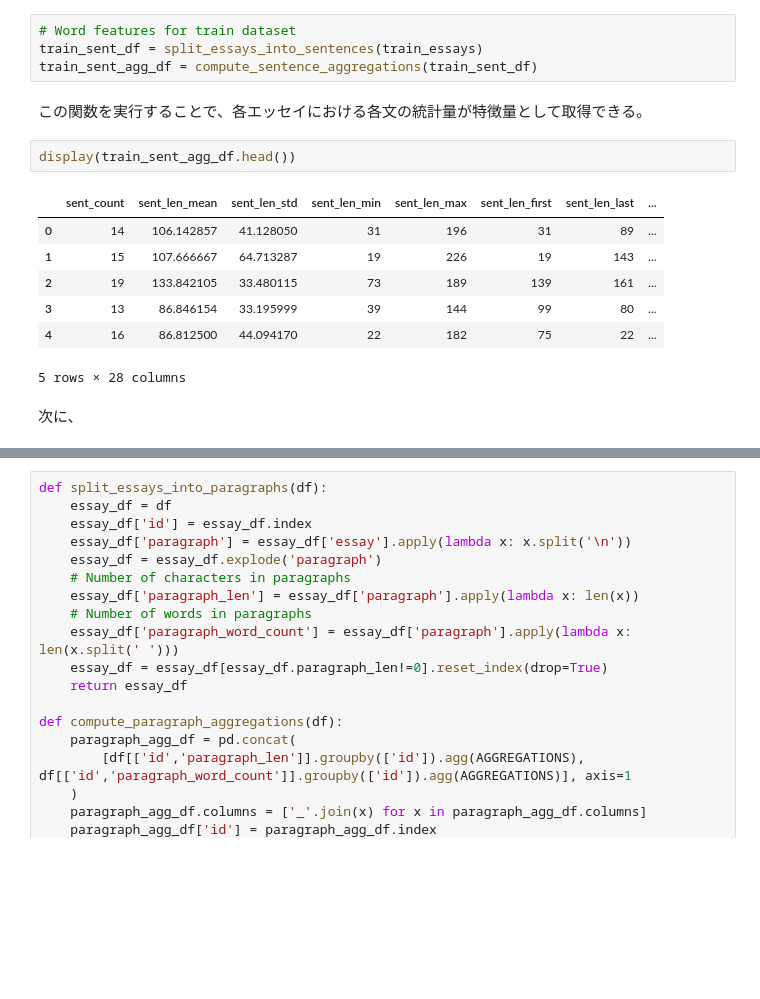
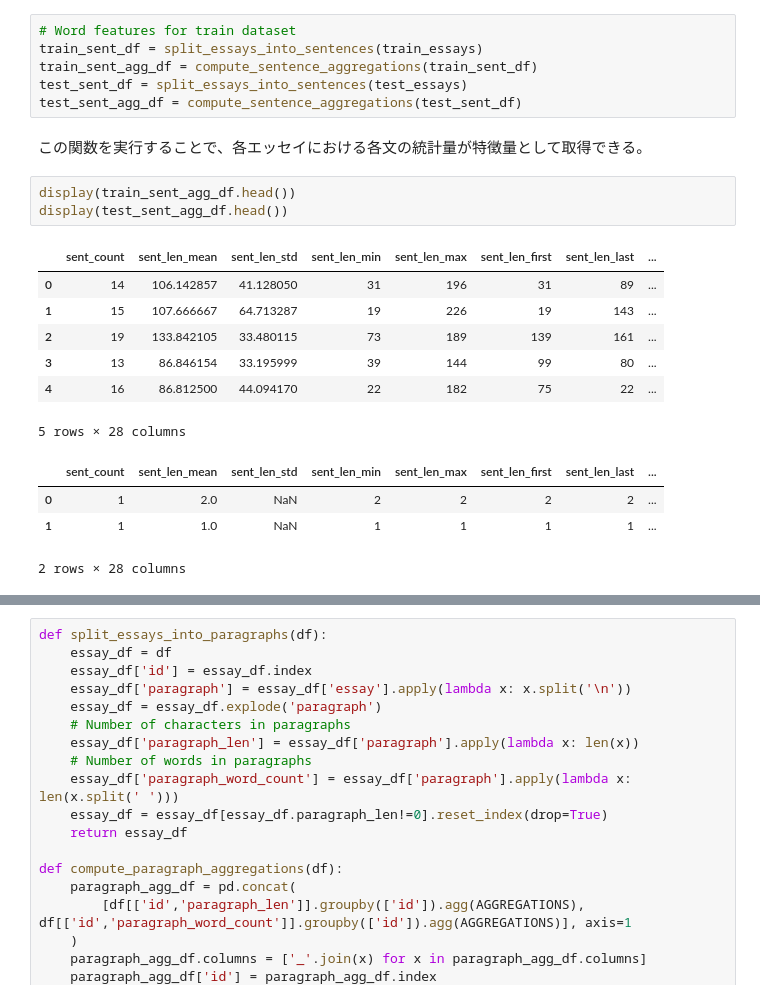
Before and after one commit to dgkmtu/kaggle-linking-writing-processes, a Jupyter notebook: code/nb11_writing_quality.ipynb, the cells around one changed output, grey strips where cells are left out. Drawn from its saved outputs; the diff is of its cells as text; blank space fills up the shorter version.

```diff
--- a/code/nb11_writing_quality.ipynb
+++ b/code/nb11_writing_quality.ipynb
@@ -258,17 +258,22 @@ def compute_sentence_aggregations(df):
 # Word features for train dataset
 train_sent_df = split_essays_into_sentences(train_essays)
 train_sent_agg_df = compute_sentence_aggregations(train_sent_df)
+test_sent_df = split_essays_into_sentences(test_essays)
+test_sent_agg_df = compute_sentence_aggregations(test_sent_df)
 # %% [markdown]
 この関数を実行することで、各エッセイにおける各文の統計量が特徴量として取得できる。
 # %%
 display(train_sent_agg_df.head())
+display(test_sent_agg_df.head())
 # %% [output]
 |  | sent_count | sent_len_mean | sent_len_std | sent_len_min | sent_len_max | sent_len_first | sent_len_last | ... |
 | 0 | 14 | 106.142857 | 41.128050 | 31 | 196 | 31 | 89 | ... |
 | 1 | 15 | 107.666667 | 64.713287 | 19 | 226 | 19 | 143 | ... |
 | 2 | 19 | 133.842105 | 33.480115 | 73 | 189 | 139 | 161 | ... |
 | 3 | 13 | 86.846154 | 33.195999 | 39 | 144 | 99 | 80 | ... |
 | 4 | 16 | 86.812500 | 44.094170 | 22 | 182 | 75 | 22 | ... |
 5 rows × 28 columns
+|  | sent_count | sent_len_mean | sent_len_std | sent_len_min | sent_len_max | sent_len_first | sent_len_last | ... |
+| 0 | 1 | 2.0 | NaN | 2 | 2 | 2 | 2 | ... |
+| 1 | 1 | 1.0 | NaN | 1 | 1 | 1 | 1 | ... |
+2 rows × 28 columns
-# %% [markdown]
-次に、
```
Also changed, not shown: parts of 11 cells of this notebook, 3 other files.
